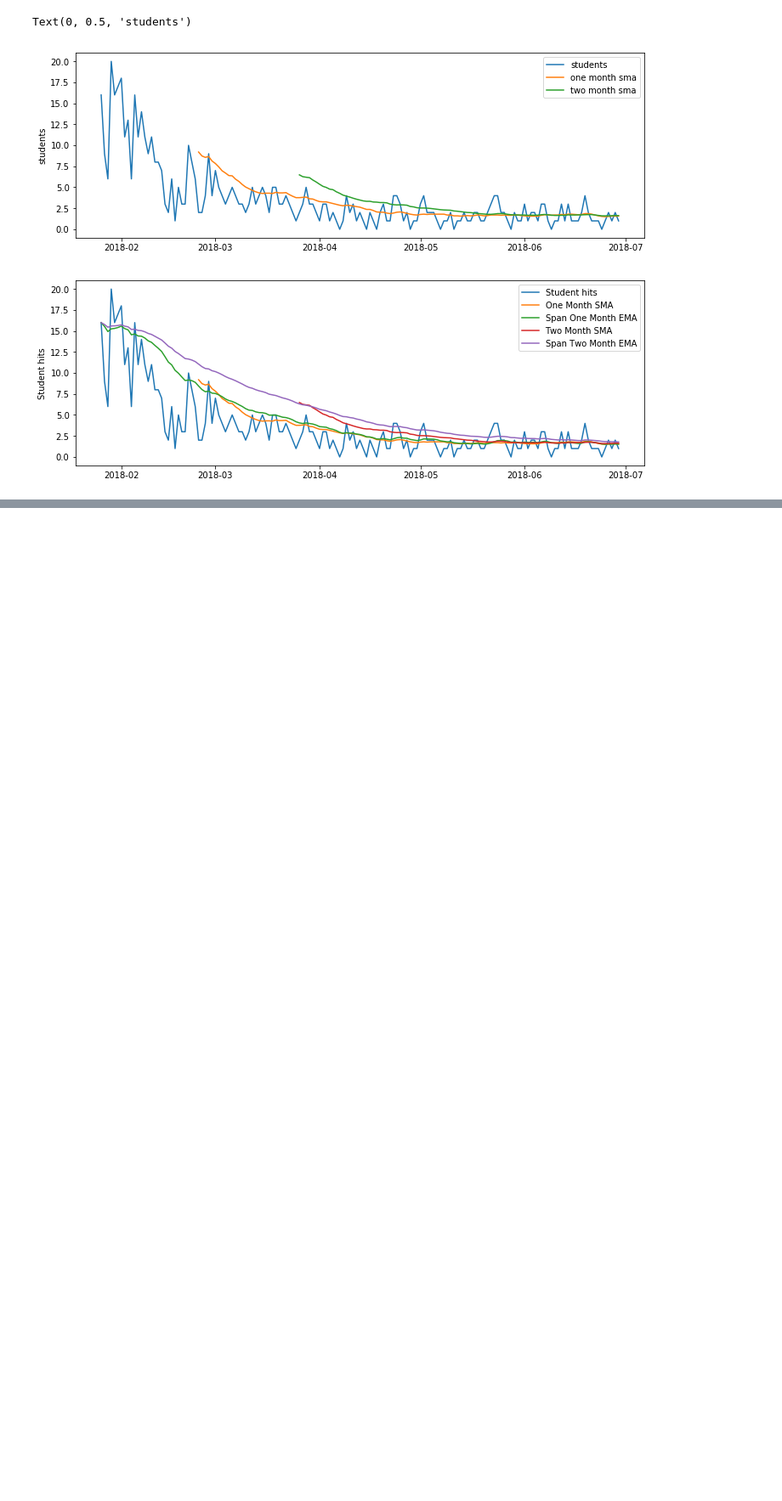
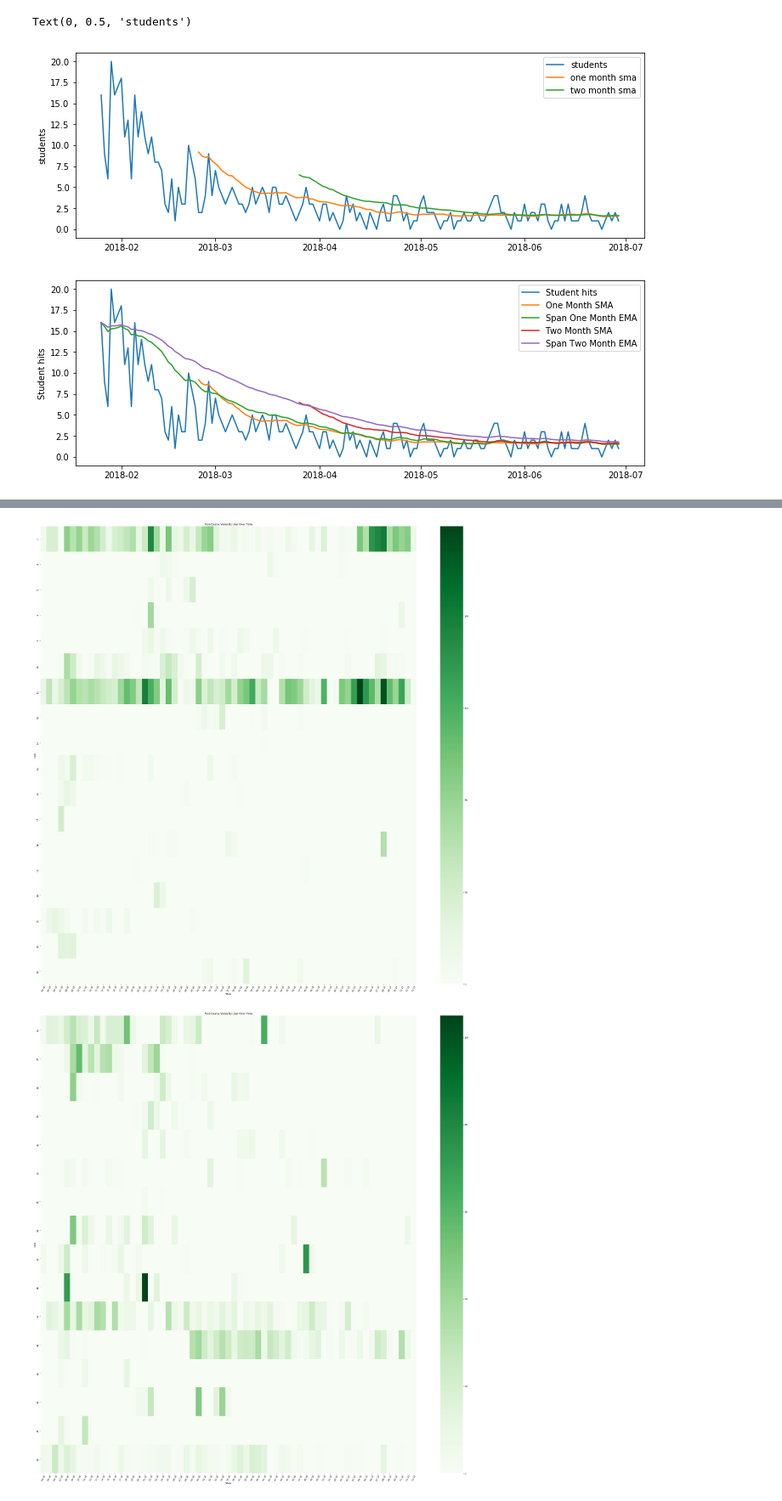
Before and after one commit to madeleinecapper/ds-methodologies-exercises, a Jupyter notebook: anomaly_detection.ipynb, the cells around one changed output, grey strips where cells are left out. Shown at 85% size. Saved outputs shown, nothing was run; the diff lists cells and outputs as text; code cells hidden in the pictures; blank space fills up the shorter version.

```diff
--- a/anomaly_detection.ipynb
+++ b/anomaly_detection.ipynb
@@ -844,0 +563,3 @@ SyntaxError: invalid syntax (<ipython-input-92-627519c46932>, line 1)
+# %%
+# engineer feature that tells us if hit was made after course graduation date
+df['after_course'] = (df.date > df.end_date).astype(int)
@@ -844,0 +583,32 @@ SyntaxError: invalid syntax (<ipython-input-92-627519c46932>, line 1)
+# %%
+# create crosstab to represent the same data as the aggregation
+user_views = pd.crosstab(df[df.after_course == 1].date, df[df.after_course == 1].user_id)
+# %%
+#index the crosstab with datetime
+user_views.index = pd.to_datetime(user_views.index)
+# %%
+# resample by week, assign to new frame
+us_views_by_week = user_views.resample('W').sum().loc[:, 0:25]
+# %%
+list_blocks = [0, 25, 50, 75, 100, 125, 150, 175, 200, 225, 250, 275, 300, 325]
+for el in list_blocks:
+    us_views_by_week = user_views.resample('W').sum().loc[:, el+1:el+25]
+    plt.figure(figsize=(40,40))
+    sns.heatmap(us_views_by_week.T, cmap='Greens')
+    # assign ticks and labels from plot
+    ticks, labels = plt.xticks()
+    # remake labels using datetime formatting that is preferable
+    labels = us_views_by_week.index.strftime('%W %y')
+    # reassign xticks with new labels
+    plt.xticks(ticks, labels)
+    # rotate xticks
+    plt.xticks(ticks, labels, rotation=65)
+    # label y axis
+    plt.ylabel('User')
+    # label x axis
+    plt.xlabel('Week')
+    # label title
+    plt.title('Post-Course Views by User Over Time')
+# %% [output]
+[figure, added]
+[figure, added]
```
Also changed, not shown: parts of 168 cells of this notebook, 2 other files.
